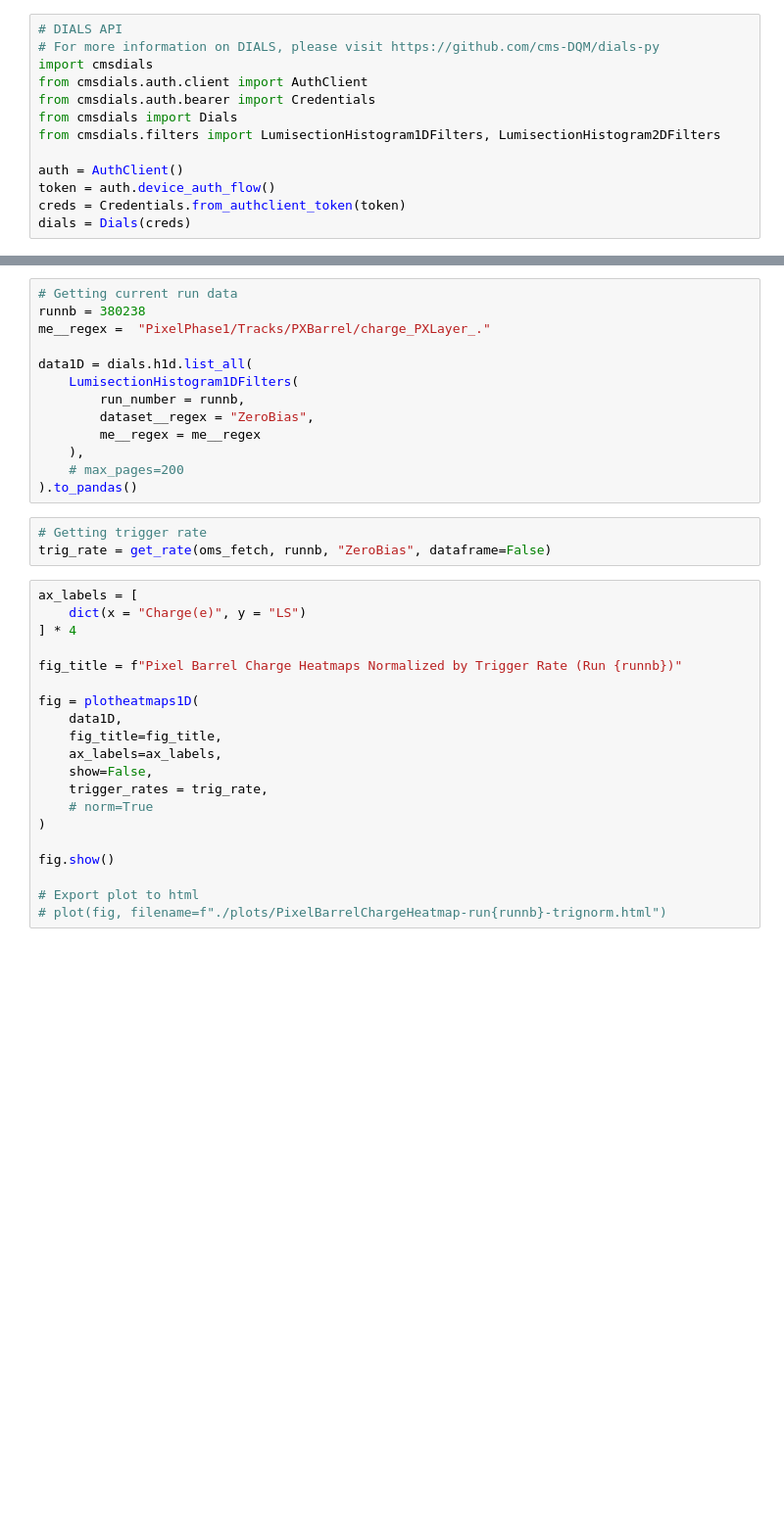
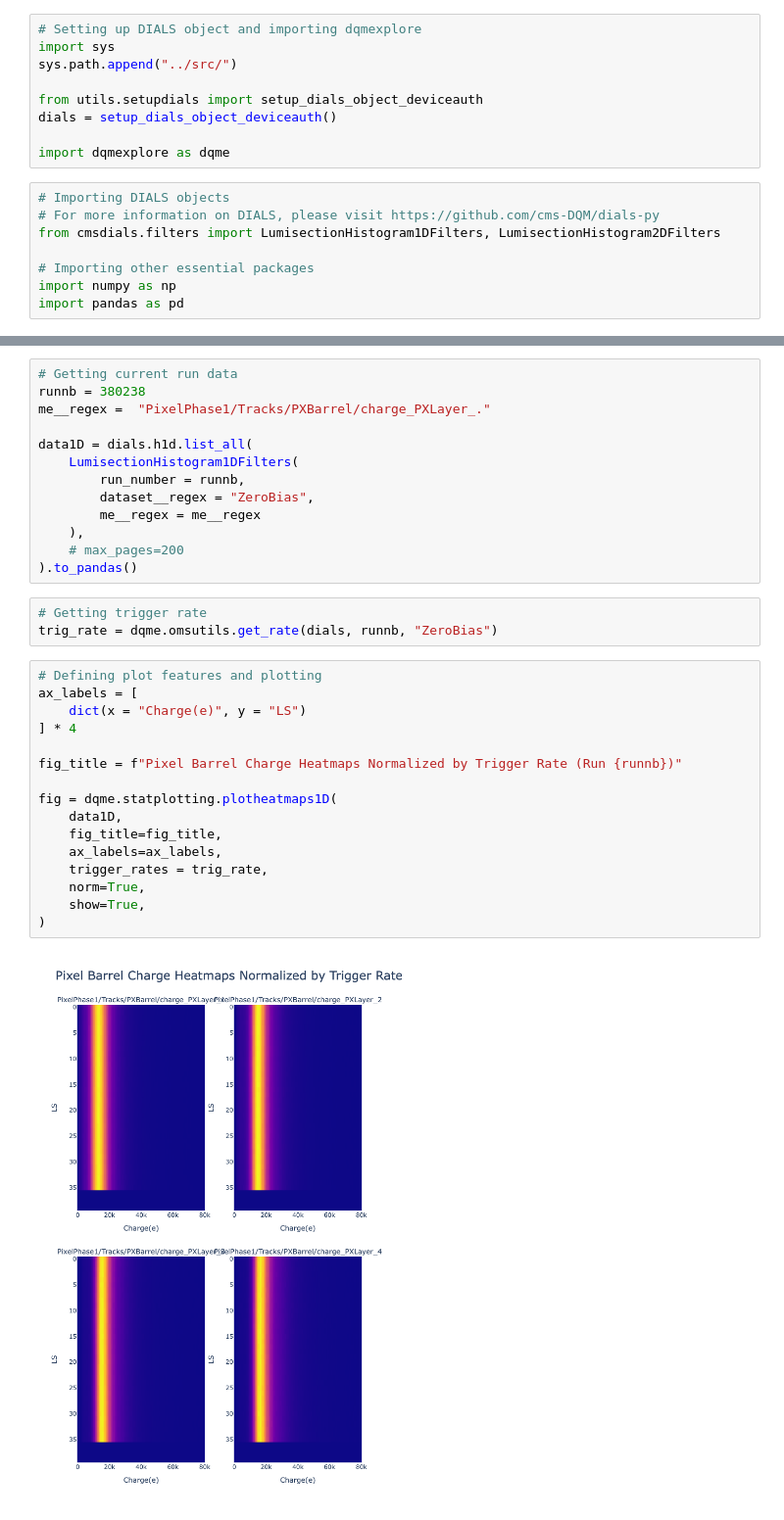
Before and after one commit to roy-cruz/DQMExplore, a Jupyter notebook: notebooks/me1D.ipynb, the cells around one changed output, grey strips where cells are left out. Shown at 98% size. Cells and saved outputs as stored; diff of their text form; blank space fills up the shorter version.

```diff
--- a/notebooks/me1D.ipynb
+++ b/notebooks/me1D.ipynb
@@ -17,13 +7,17 @@ If you are working in SWAN, you will need to install the `omsapi` as well as `dq
+# %%
+# Setting up DIALS object and importing dqmexplore
+import sys
+sys.path.append("../src/")
+
+from utils.setupdials import setup_dials_object_deviceauth
+dials = setup_dials_object_deviceauth()
+
+import dqmexplore as dqme
 # %%
-# DIALS API
+# Importing DIALS objects
 # For more information on DIALS, please visit https://github.com/cms-DQM/dials-py
-import cmsdials
-from cmsdials.auth.client import AuthClient
-from cmsdials.auth.bearer import Credentials
-from cmsdials import Dials
 from cmsdials.filters import LumisectionHistogram1DFilters, LumisectionHistogram2DFilters
 
-auth = AuthClient()
-token = auth.device_auth_flow()
-creds = Credentials.from_authclient_token(token)
-dials = Dials(creds)
+# Importing other essential packages
+import numpy as np
+import pandas as pd
@@ -174,24 +133,22 @@ data1D = dials.h1d.list_all(
 ).to_pandas()
 # %%
 # Getting trigger rate
-trig_rate = get_rate(oms_fetch, runnb, "ZeroBias", dataframe=False)
+trig_rate = dqme.omsutils.get_rate(dials, runnb, "ZeroBias")
 # %%
+# Defining plot features and plotting
 ax_labels = [
     dict(x = "Charge(e)", y = "LS")
 ] * 4
 
 fig_title = f"Pixel Barrel Charge Heatmaps Normalized by Trigger Rate (Run {runnb})"
 
-fig = plotheatmaps1D(
+fig = dqme.statplotting.plotheatmaps1D(
     data1D,
     fig_title=fig_title,
     ax_labels=ax_labels,
-    show=False,
     trigger_rates = trig_rate,
-    # norm=True
+    norm=True,
+    show=True,
 )
-
-fig.show()
-
-# Export plot to html
-# plot(fig, filename=f"./plots/PixelBarrelChargeHeatmap-run{runnb}-trignorm.html")
+# %% [output]
+[figure, added]
```
Also changed, not shown: parts of 23 cells of this notebook, 1 other file.
